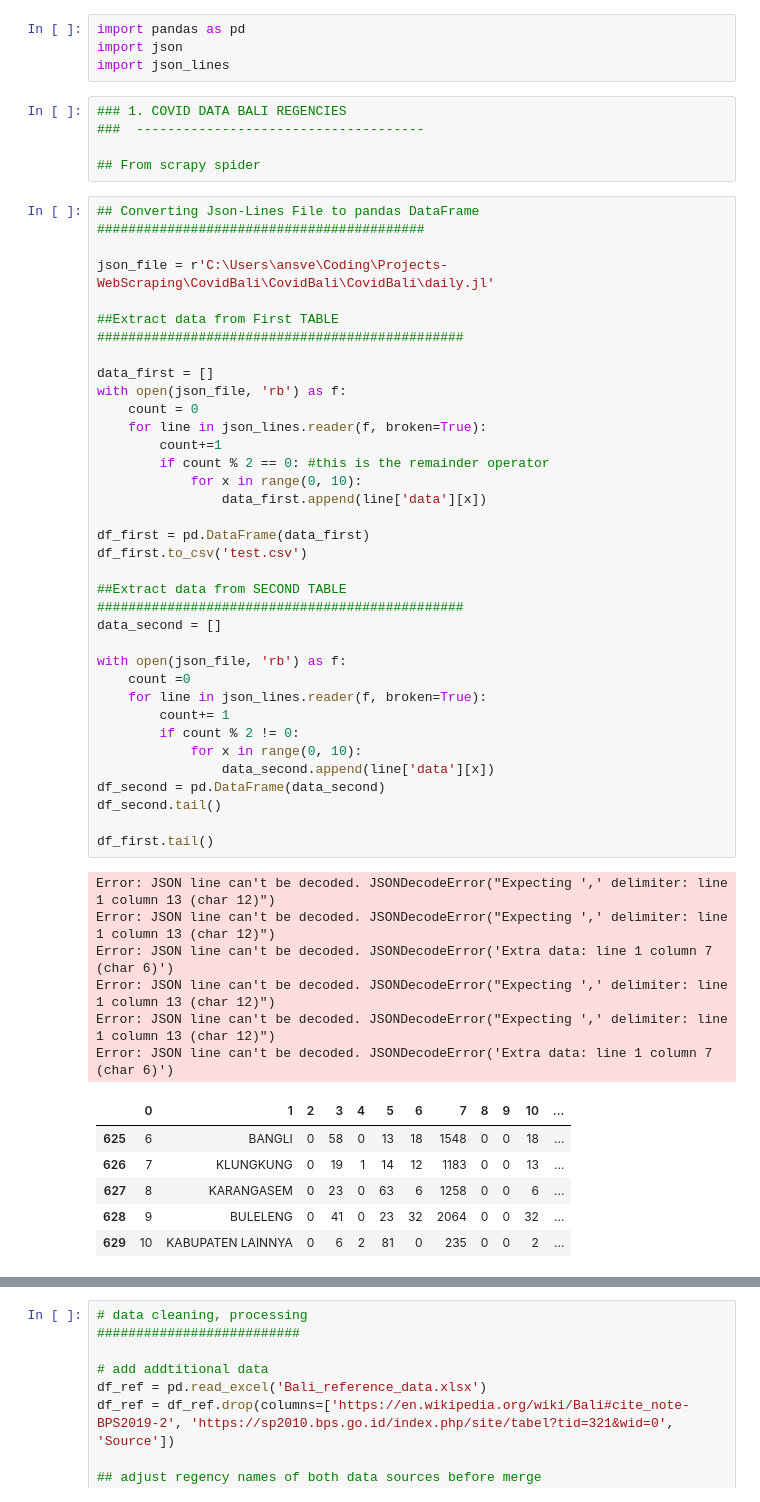
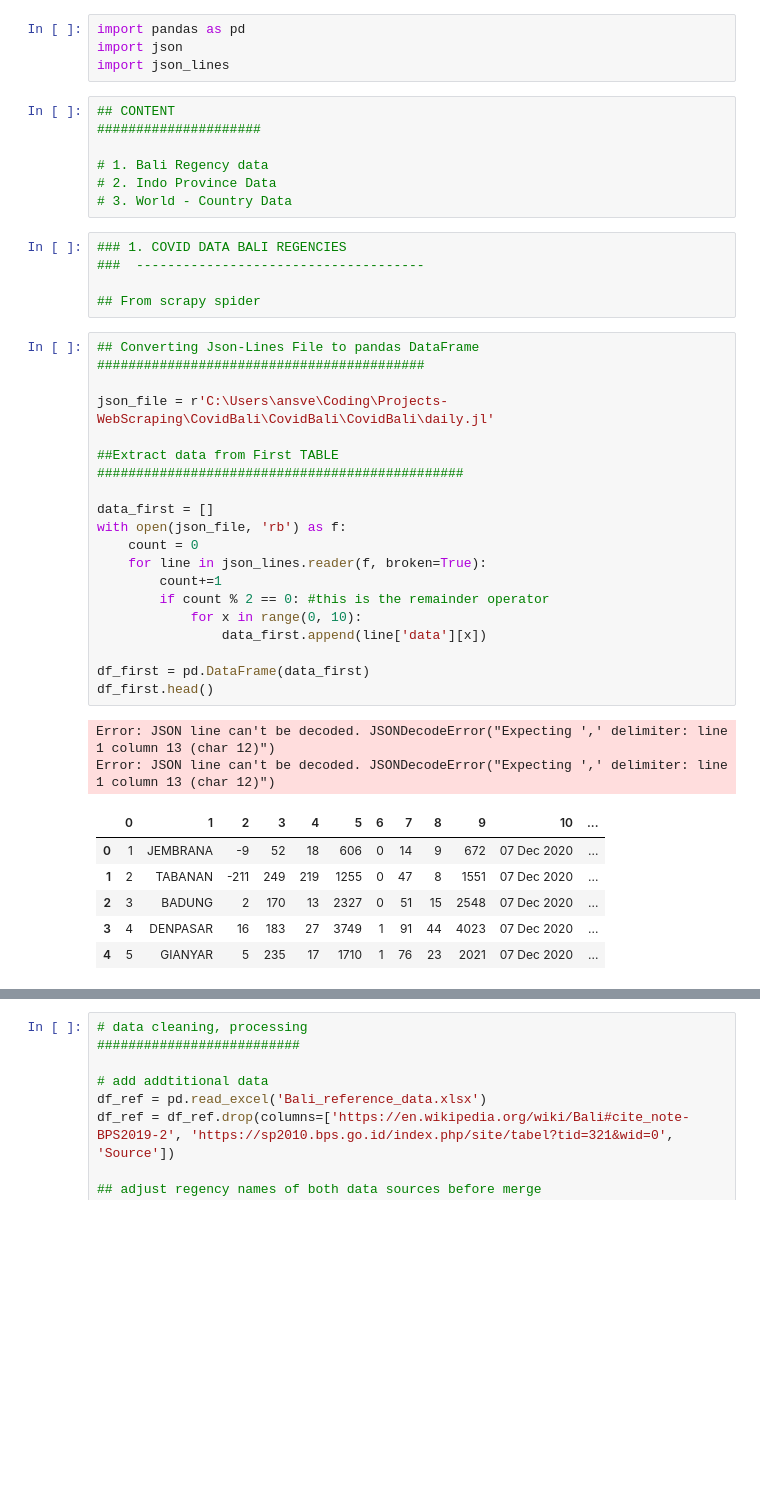
Before and after one commit to Svensone/bali-covid-app, a Jupyter notebook: data/daily_data_covid_bali_processing.ipynb, the cells around one changed output, grey strips where cells are left out. Saved outputs shown, nothing was run; the diff lists cells and outputs as text; blank space fills up the shorter version.

```diff
--- a/data/daily_data_covid_bali_processing.ipynb
+++ b/data/daily_data_covid_bali_processing.ipynb
@@ -2,6 +2,13 @@
 import pandas as pd
 import json
 import json_lines
+# %%
+## CONTENT
+#####################
+
+# 1. Bali Regency data
+# 2. Indo Province Data
+# 3. World - Country Data
 # %%
 ### 1. COVID DATA BALI REGENCIES
 ###  -------------------------------------
@@ -10,49 +17,29 @@ import json_lines
 # %%
 ## Converting Json-Lines File to pandas DataFrame
 ##########################################
 
 json_file = r'C:\Users\ansve\Coding\Projects-WebScraping\CovidBali\CovidBali\CovidBali\daily.jl'
 
 ##Extract data from First TABLE
 ###############################################
 
 data_first = []
 with open(json_file, 'rb') as f:
     count = 0
     for line in json_lines.reader(f, broken=True):
         count+=1
         if count % 2 == 0: #this is the remainder operator
             for x in range(0, 10):
                 data_first.append(line['data'][x])
 
 df_first = pd.DataFrame(data_first)
-df_first.to_csv('test.csv')
-
-##Extract data from SECOND TABLE
-###############################################
-data_second = []
-
-with open(json_file, 'rb') as f:
-    count =0
-    for line in json_lines.reader(f, broken=True):
-        count+= 1
-        if count % 2 != 0:
-            for x in range(0, 10):
-                data_second.append(line['data'][x])
-df_second = pd.DataFrame(data_second)
-df_second.tail()
-
-df_first.tail()
+df_first.head()
 # %% [output]
 Error: JSON line can't be decoded. JSONDecodeError("Expecting ',' delimiter: line 1 column 13 (char 12)")
 Error: JSON line can't be decoded. JSONDecodeError("Expecting ',' delimiter: line 1 column 13 (char 12)")
-Error: JSON line can't be decoded. JSONDecodeError('Extra data: line 1 column 7 (char 6)')
-Error: JSON line can't be decoded. JSONDecodeError("Expecting ',' delimiter: line 1 column 13 (char 12)")
-Error: JSON line can't be decoded. JSONDecodeError("Expecting ',' delimiter: line 1 column 13 (char 12)")
-Error: JSON line can't be decoded. JSONDecodeError('Extra data: line 1 column 7 (char 6)')
 |  | 0 | 1 | 2 | 3 | 4 | 5 | 6 | 7 | 8 | 9 | 10 | ... |
-| 625 | 6 | BANGLI | 0 | 58 | 0 | 13 | 18 | 1548 | 0 | 0 | 18 | ... |
-| 626 | 7 | KLUNGKUNG | 0 | 19 | 1 | 14 | 12 | 1183 | 0 | 0 | 13 | ... |
-| 627 | 8 | KARANGASEM | 0 | 23 | 0 | 63 | 6 | 1258 | 0 | 0 | 6 | ... |
-| 628 | 9 | BULELENG | 0 | 41 | 0 | 23 | 32 | 2064 | 0 | 0 | 32 | ... |
-| 629 | 10 | KABUPATEN LAINNYA | 0 | 6 | 2 | 81 | 0 | 235 | 0 | 0 | 2 | ... |
+| 0 | 1 | JEMBRANA | -9 | 52 | 18 | 606 | 0 | 14 | 9 | 672 | 07 Dec 2020 | ... |
+| 1 | 2 | TABANAN | -211 | 249 | 219 | 1255 | 0 | 47 | 8 | 1551 | 07 Dec 2020 | ... |
+| 2 | 3 | BADUNG | 2 | 170 | 13 | 2327 | 0 | 51 | 15 | 2548 | 07 Dec 2020 | ... |
+| 3 | 4 | DENPASAR | 16 | 183 | 27 | 3749 | 1 | 91 | 44 | 4023 | 07 Dec 2020 | ... |
+| 4 | 5 | GIANYAR | 5 | 235 | 17 | 1710 | 1 | 76 | 23 | 2021 | 07 Dec 2020 | ... |
```
Also changed, not shown: parts of 42 cells of this notebook, 5 other files.
